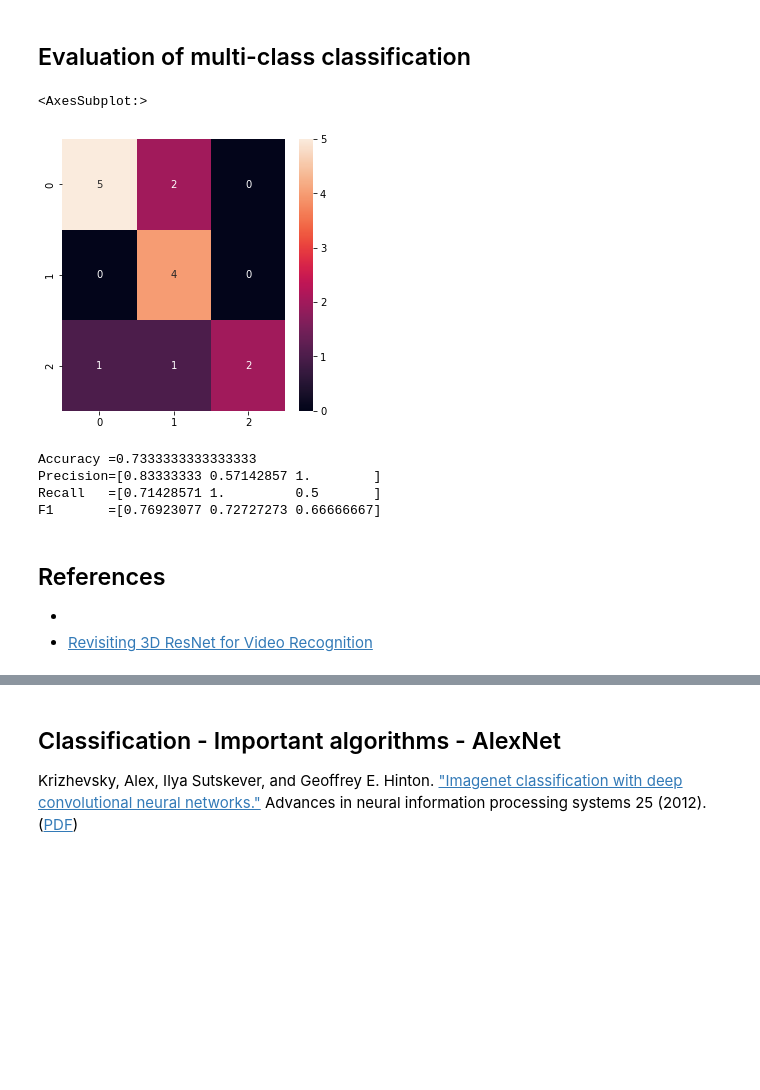
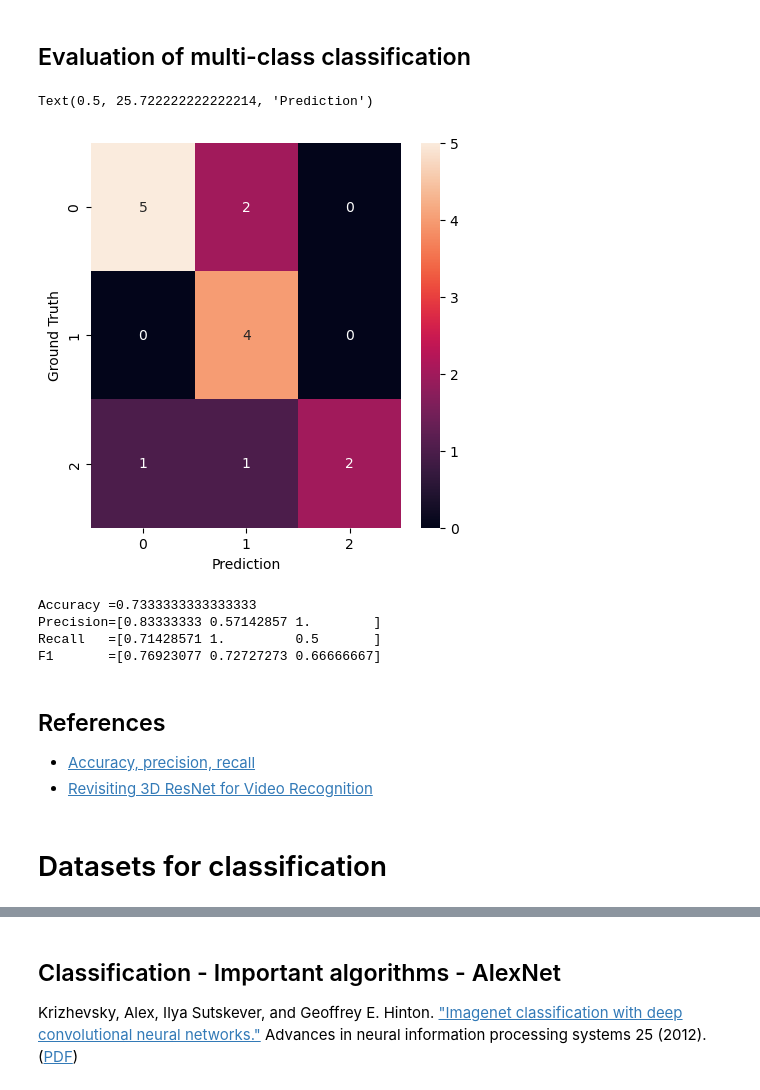
Before and after one commit to mjirik/usvp, a Jupyter notebook: slides/experiment_evaluation_in_computer_vision.ipynb, the cells around one changed output, grey strips where cells are left out. Drawn from its saved outputs; the diff is of its cells as text; code cells hidden in the pictures; blank space fills up the shorter version.

```diff
--- a/slides/experiment_evaluation_in_computer_vision.ipynb
+++ b/slides/experiment_evaluation_in_computer_vision.ipynb
@@ -284,13 +302,15 @@ Binárním klasifikátorem se rozumí zařízení (nebo člověk) odhadující z
 # %%
 y_true = [0,0,0,1,1,0,2,0,0,0,1,1,2,2,2]
 y_pred = [0,1,0,1,1,0,1,0,1,0,1,1,2,0,2]
 
 conf_matrix = sklearn.metrics.confusion_matrix(y_true, y_pred)
 fig, ax = plt.subplots(figsize=(5, 5))
 sn.heatmap(conf_matrix, annot=True)
+plt.ylabel("Ground Truth")
+plt.xlabel("Prediction")
 # %% [output]
-<AxesSubplot:>
+Text(0.5, 25.722222222222214, 'Prediction')
-[figure, old version]
+[figure, new version]
 # %%
 y_true = [0,0,0,1,1,0,2,0,0,0,1,1,2,2,2]
 y_pred = [0,1,0,1,1,0,1,0,1,0,1,1,2,0,2]
@@ -307,5 +327,7 @@ F1       =[0.76923077 0.72727273 0.66666667]
 # %% [markdown]
 ## References
 
-* [](https://www.mage.ai/blog/definitive-guide-to-accuracy-precision-recall-for-product-developers)
+* [Accuracy, precision, recall](https://www.mage.ai/blog/definitive-guide-to-accuracy-precision-recall-for-product-developers)
 * [Revisiting 3D ResNet for Video Recognition](https://paperswithcode.com/paper/revisiting-3d-resnets-for-video-recognition)
+# %% [markdown]
+# Datasets for classification
```
Also changed, not shown: parts of 19 cells of this notebook, 6 other files.
